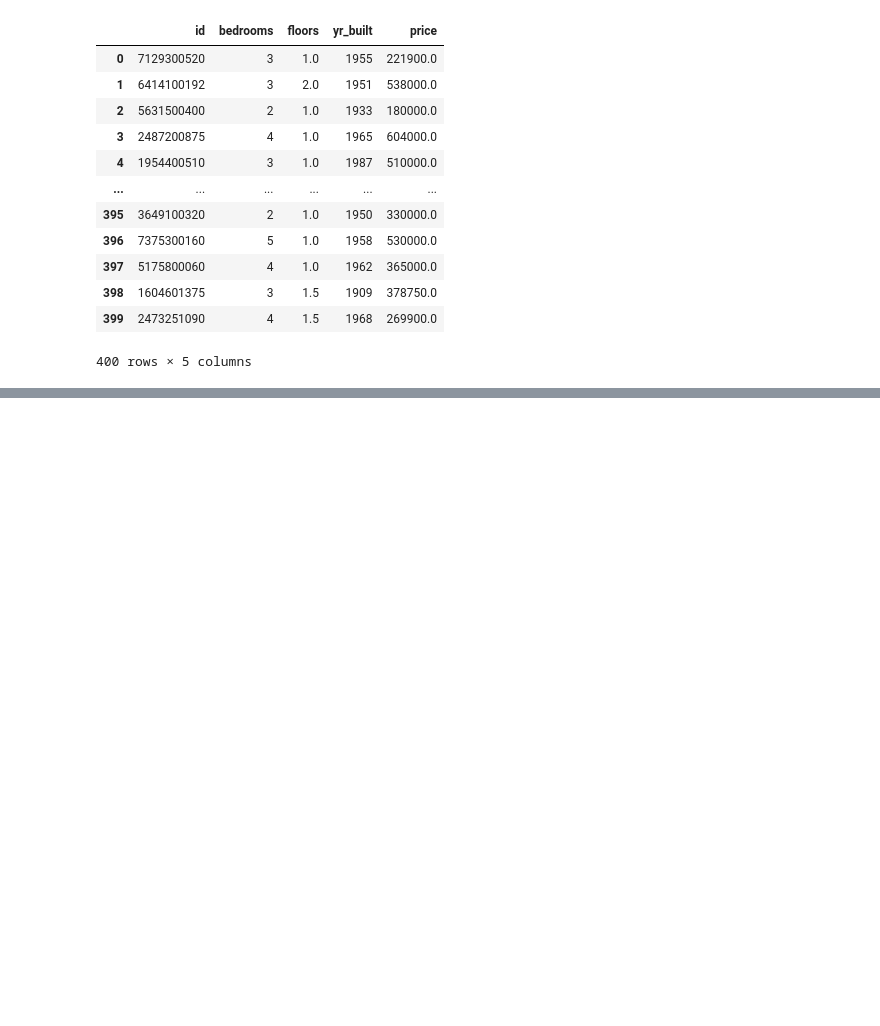
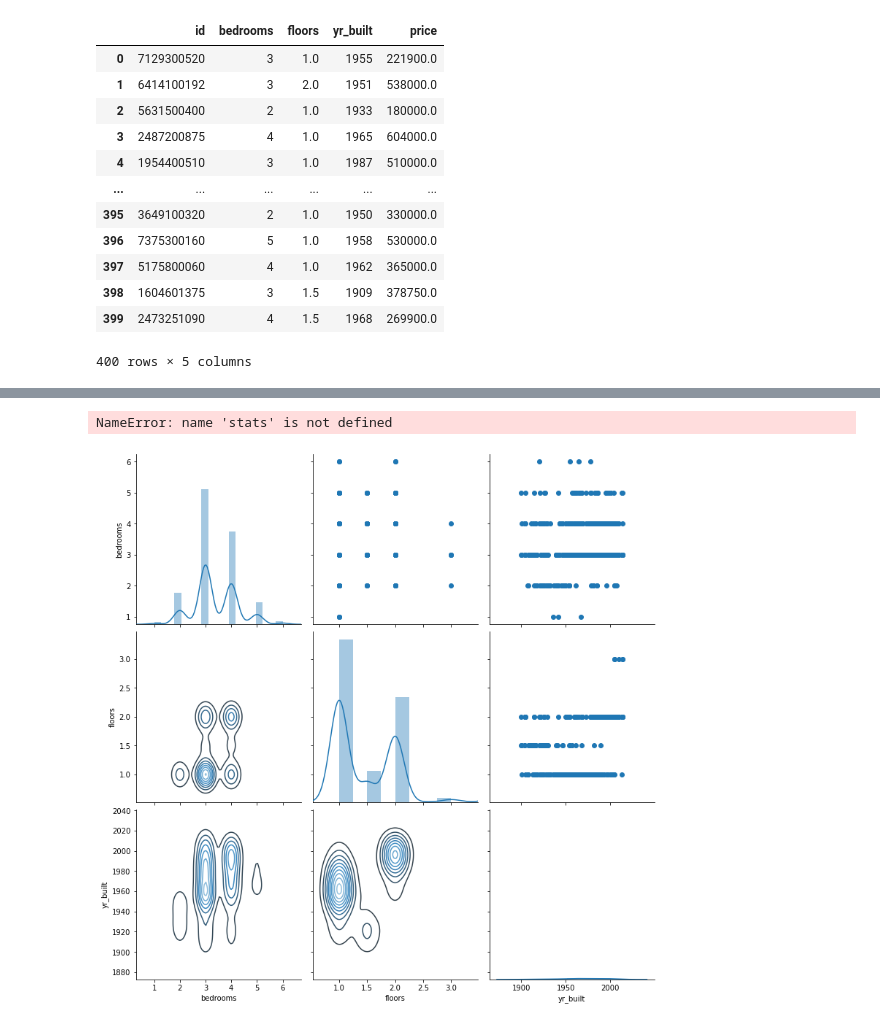
Before and after one commit to AtyabShabandri/Geny-Regression, a Jupyter notebook: Plots.ipynb, the cells around one changed output, grey strips where cells are left out. Drawn from its saved outputs; the diff is of its cells as text; code cells hidden in the pictures; blank space fills up the shorter version.

```diff
--- a/Plots.ipynb
+++ b/Plots.ipynb
@@ -39,0 +41,17 @@ plt.show()
+# %%
+# define a function to display pearson coefficients on the lower graphs
+def corrfunc(x, y, **kws):
+    r, _ = stats.pearsonr(x, y)
+    ax = plt.gca()
+    ax.annotate("pearsonr = {:.2f}".format(r),
+                xy=(.1, .9), xycoords=ax.transAxes)
+
+g = sns.PairGrid(df, vars = ['bedrooms', 'floors', 'yr_built'], height= 3.5) # define the pairgrid
+g.map_upper(plt.scatter)
+g.map_diag(sns.distplot)
+g.map_lower(sns.kdeplot, cmap="Blues_d")
+g.map_lower(corrfunc)
+plt.show()
+# %% [output]
+NameError: name 'stats' is not defined
+[figure, added]
```
Also changed, not shown: parts of 2 cells of this notebook, 2 other files.
